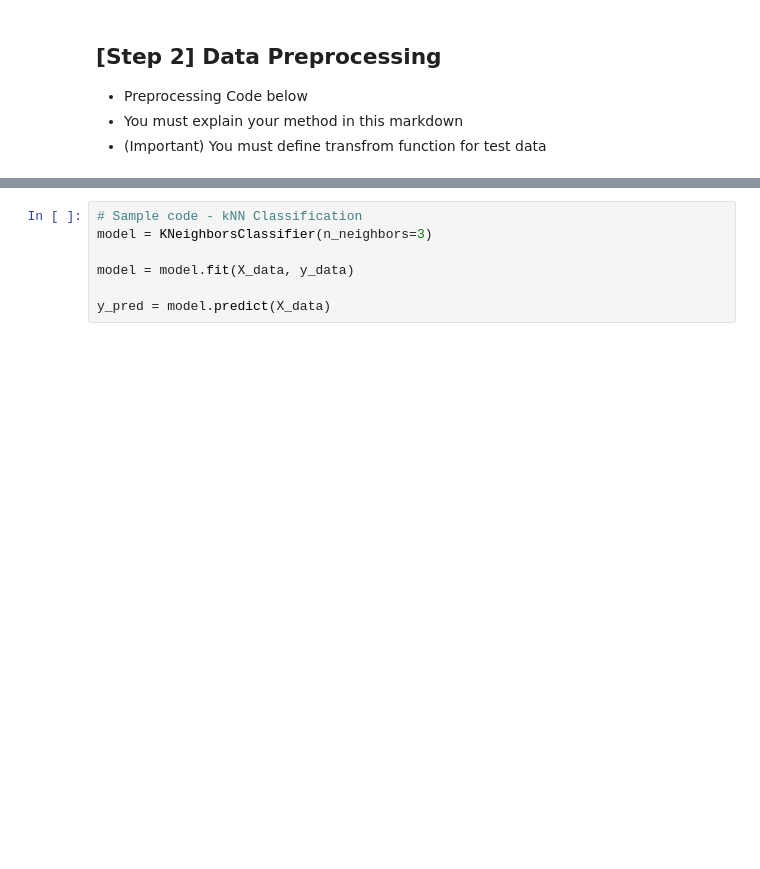
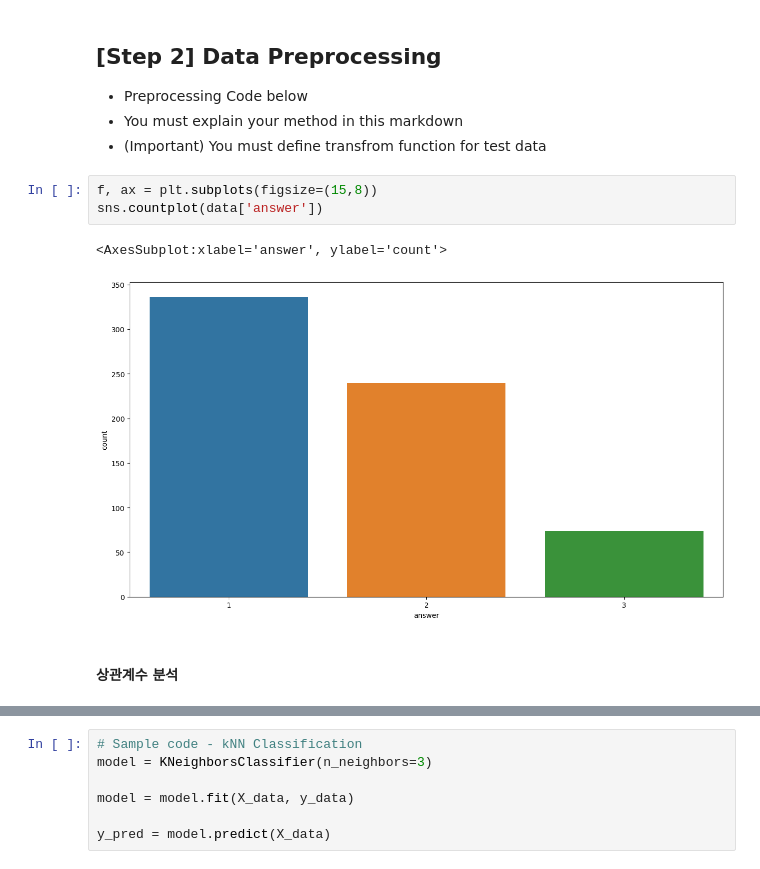
Before and after one commit to han-0315/-, a Jupyter notebook: 기말고사과제/Practice Code.ipynb, the cells around one changed output, grey strips where cells are left out. Drawn from its saved outputs; the diff is of its cells as text; blank space fills up the shorter version.

```diff
--- a/기말고사과제/Practice Code.ipynb
+++ b/기말고사과제/Practice Code.ipynb
@@ -74,3 +100,11 @@ y_data = data['answer']
 * Preprocessing Code below
 * You must explain your method in this markdown
 * (Important) You must define transfrom function for test data
+# %%
+f, ax = plt.subplots(figsize=(15,8))
+sns.countplot(data['answer'])
+# %% [output]
+<AxesSubplot:xlabel='answer', ylabel='count'>
+[figure, added]
+# %% [markdown]
+#### 상관계수 분석
```
Also changed, not shown: parts of 40 cells of this notebook, 1 other file.
